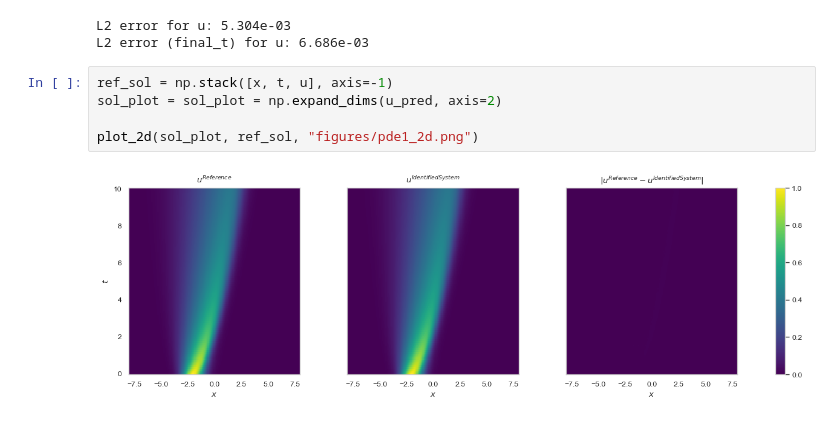
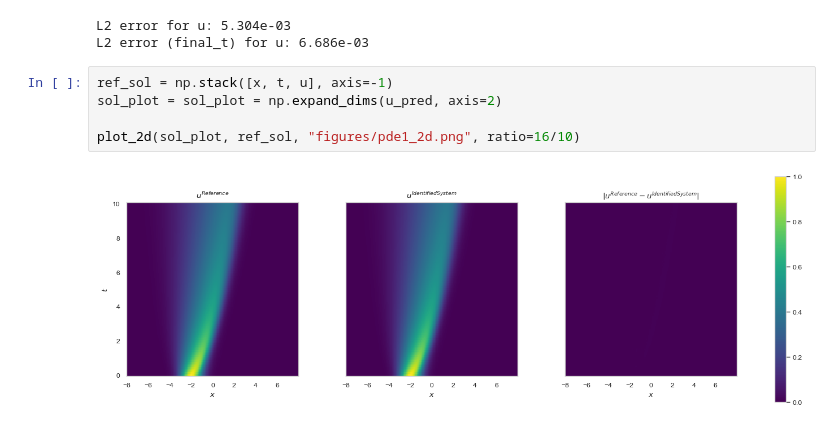
Before and after one commit to benedict-armstrong/PDEFind-Reconstructing-PDEs-from-data, a Jupyter notebook: pde1.ipynb, the cells around one changed output. Cells and saved outputs as stored; diff of their text form.

Commit message:
updated plots

```diff
--- a/pde1.ipynb
+++ b/pde1.ipynb
@@ -79,10 +79,10 @@ L2 error (final_t) for u: 6.686e-03
 # %%
 ref_sol = np.stack([x, t, u], axis=-1)
 sol_plot = sol_plot = np.expand_dims(u_pred, axis=2)
 
-plot_2d(sol_plot, ref_sol, "figures/pde1_2d.png")
+plot_2d(sol_plot, ref_sol, "figures/pde1_2d.png", ratio=16/10)
 # %% [output]
-[figure, old version]
+[figure, new version]
 # %%
 plot_3d(sol_plot, ref_sol, "figures/pde1_3d.png")
 # %% [output]
```
Also changed, not shown: parts of 2 cells of this notebook, 6 other files.
